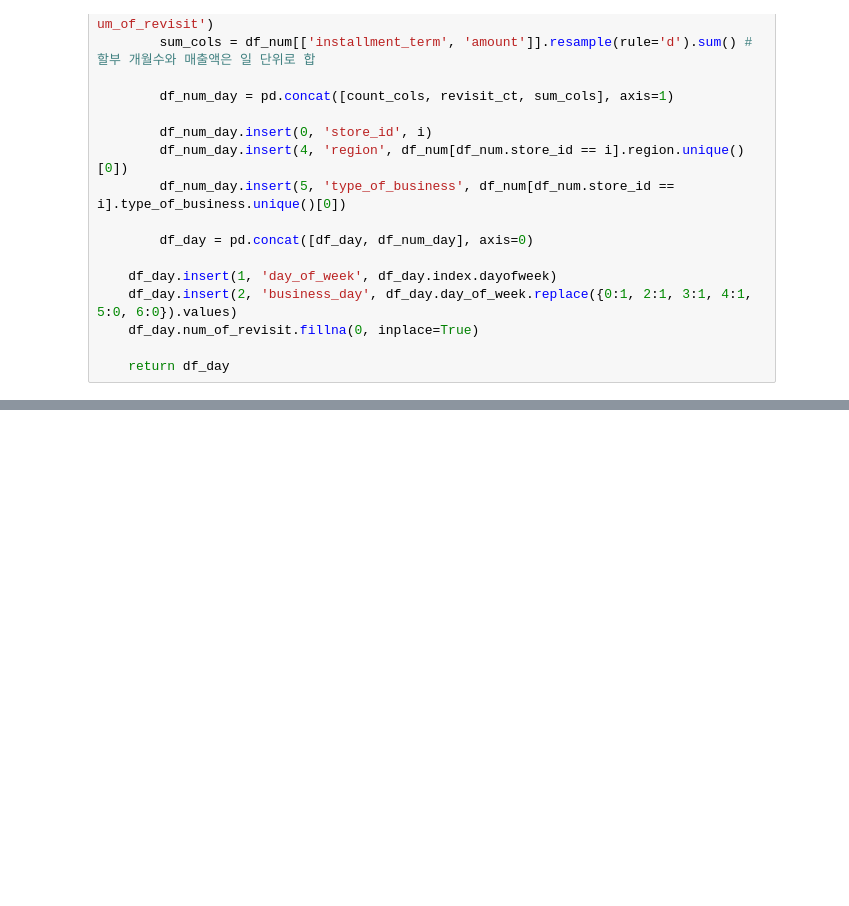
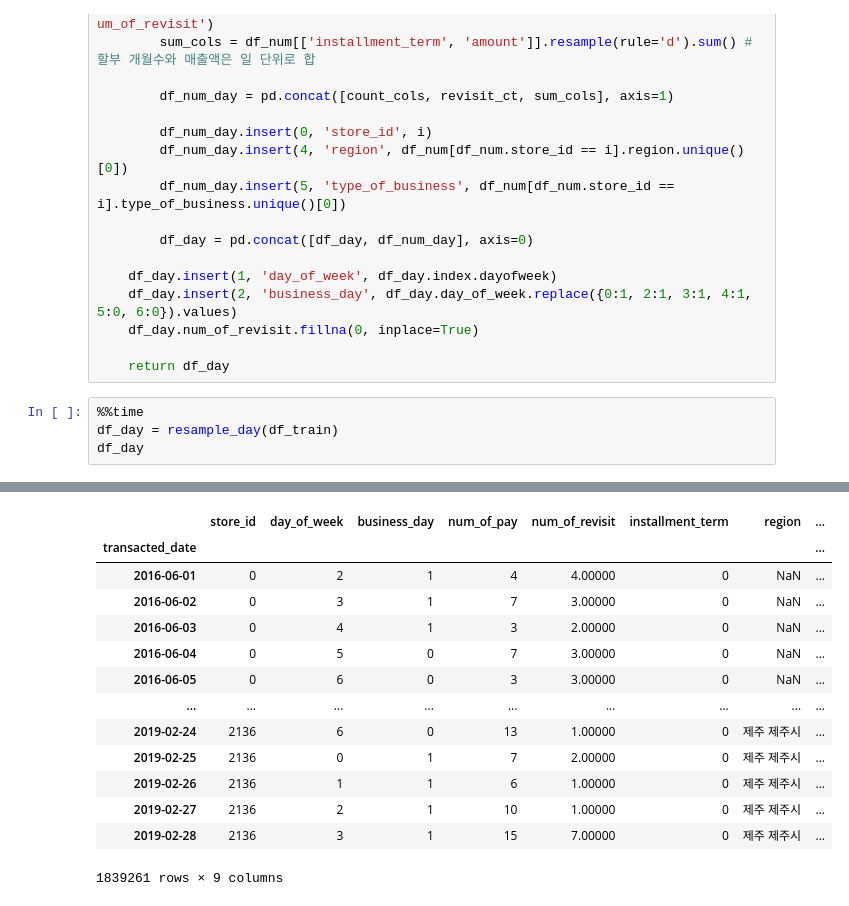
Before and after one commit to factorLee/kaggle-dacon, a Jupyter notebook: dacon/[연습]상점 신용카드 매출 예측 경진대회/baseline필사01.ipynb, the cells around one changed output, grey strips where cells are left out. Drawn from its saved outputs; the diff is of its cells as text; blank space fills up the shorter version.

```diff
--- a/dacon/[연습]상점 신용카드 매출 예측 경진대회/baseline필사01.ipynb
+++ b/dacon/[연습]상점 신용카드 매출 예측 경진대회/baseline필사01.ipynb
@@ -216,3 +218,8 @@ def resample_day(train_df):
     df_day.num_of_revisit.fillna(0, inplace=True)
 
     return df_day
+# %%
+%%time
+df_day = resample_day(df_train)
+df_day
+# %% [output]
@@ -218,0 +228,14 @@ def resample_day(train_df):
+|  | store_id | day_of_week | business_day | num_of_pay | num_of_revisit | installment_term | region | ... |
+| transacted_date |  |  |  |  |  |  |  | ... |
+| 2016-06-01 | 0 | 2 | 1 | 4 | 4.00000 | 0 | NaN | ... |
+| 2016-06-02 | 0 | 3 | 1 | 7 | 3.00000 | 0 | NaN | ... |
+| 2016-06-03 | 0 | 4 | 1 | 3 | 2.00000 | 0 | NaN | ... |
+| 2016-06-04 | 0 | 5 | 0 | 7 | 3.00000 | 0 | NaN | ... |
+| 2016-06-05 | 0 | 6 | 0 | 3 | 3.00000 | 0 | NaN | ... |
+| ... | ... | ... | ... | ... | ... | ... | ... | ... |
+| 2019-02-24 | 2136 | 6 | 0 | 13 | 1.00000 | 0 | 제주 제주시 | ... |
+| 2019-02-25 | 2136 | 0 | 1 | 7 | 2.00000 | 0 | 제주 제주시 | ... |
+| 2019-02-26 | 2136 | 1 | 1 | 6 | 1.00000 | 0 | 제주 제주시 | ... |
+| 2019-02-27 | 2136 | 2 | 1 | 10 | 1.00000 | 0 | 제주 제주시 | ... |
+| 2019-02-28 | 2136 | 3 | 1 | 15 | 7.00000 | 0 | 제주 제주시 | ... |
+1839261 rows × 9 columns
```
Also changed, not shown: parts of 15 cells of this notebook.
